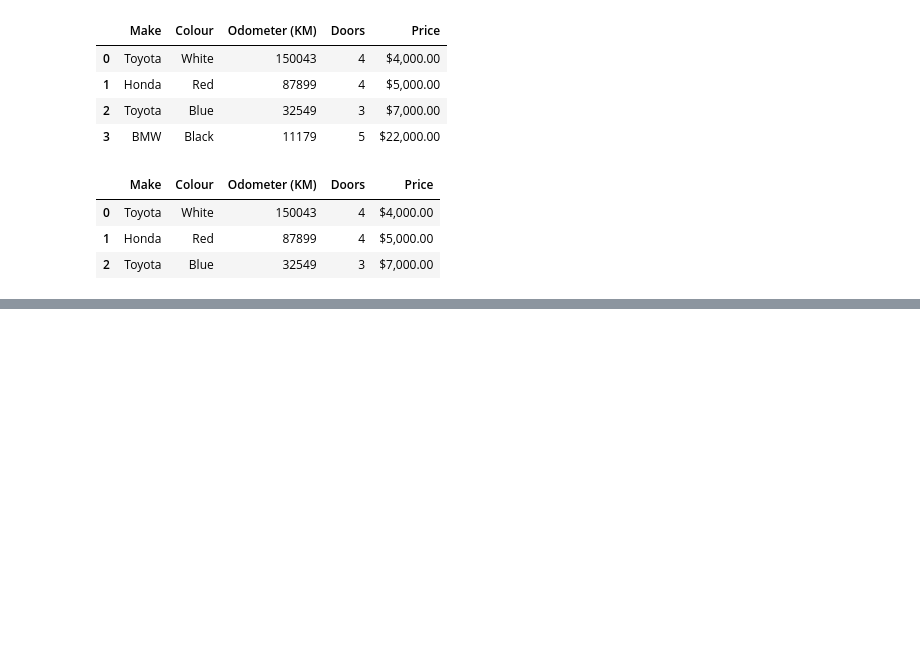
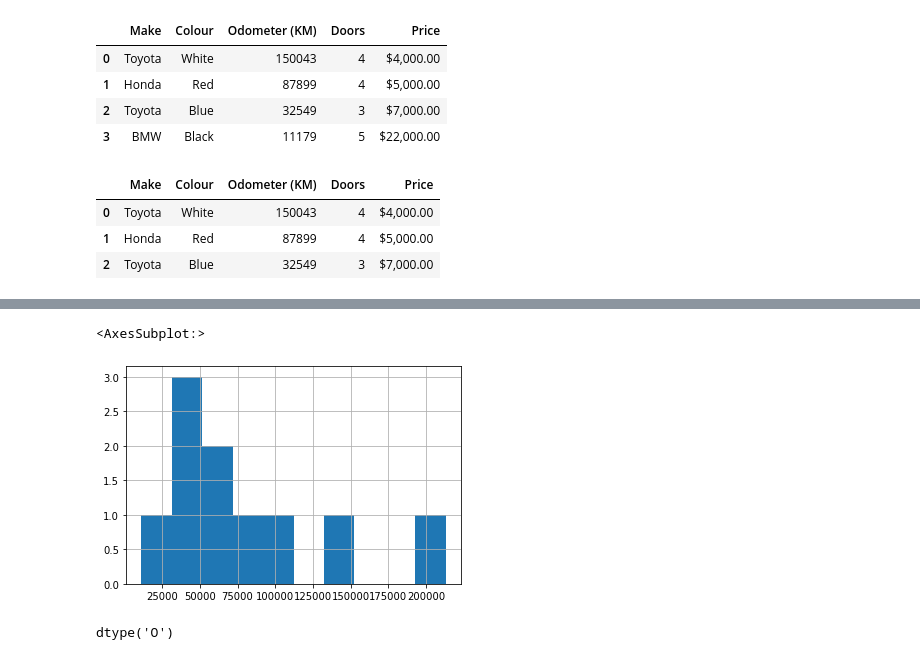
Before and after one commit to ralexrivero/Artificial_intelligence, a Jupyter notebook: MachineLearning_and_DataScience/DataAnalisisPandas/intro-to-pandas.ipynb, the cells around one changed output, grey strips where cells are left out. Cells and saved outputs as stored; diff of their text form; code cells hidden in the pictures; blank space fills up the shorter version.

```diff
--- a/MachineLearning_and_DataScience/DataAnalisisPandas/intro-to-pandas.ipynb
+++ b/MachineLearning_and_DataScience/DataAnalisisPandas/intro-to-pandas.ipynb
@@ -227,0 +274,10 @@ car_sales.iloc[:3]
+# %%
+car_sales["Odometer (KM)"].hist()
+# %% [output]
+<AxesSubplot:>
+[figure, added]
+# %%
+# dtype('O') stand for 'Object'
+car_sales["Price"].dtype
+# %% [output]
+dtype('O')
```
Also changed, not shown: parts of 7 cells of this notebook.
